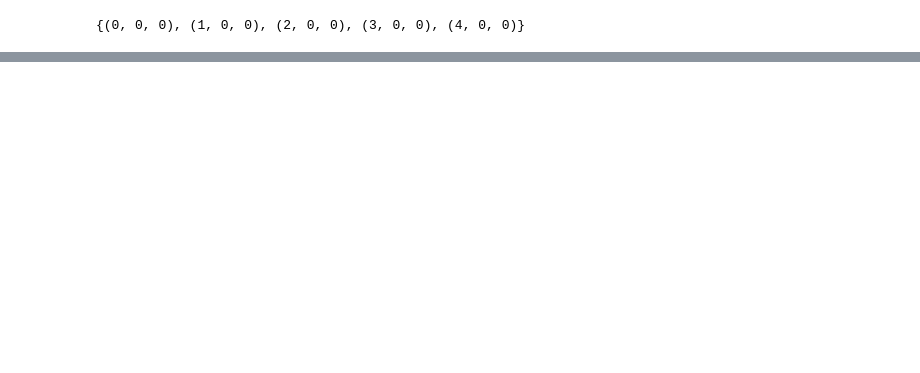
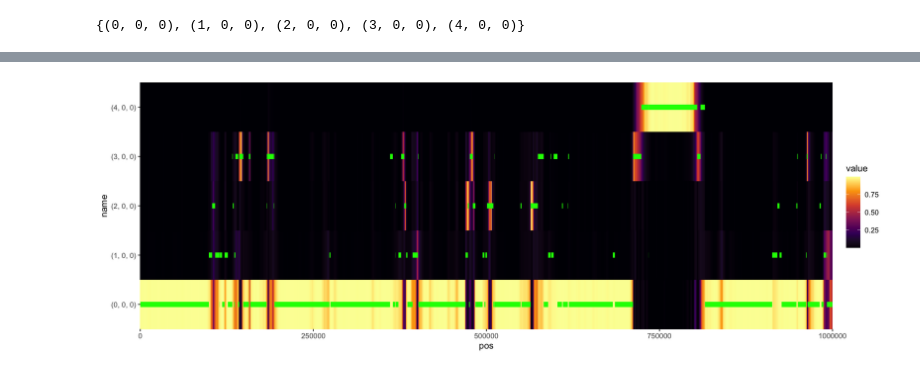
Before and after one commit to rivasiker/phasetype, a Jupyter notebook: scripts/20_trails_introgression/03_simulations.ipynb, the cells around one changed output, grey strips where cells are left out. Drawn from its saved outputs; the diff is of its cells as text; code cells hidden in the pictures; blank space fills up the shorter version.

```diff
--- a/scripts/20_trails_introgression/03_simulations.ipynb
+++ b/scripts/20_trails_introgression/03_simulations.ipynb
@@ -181,0 +282,25 @@ array([0.6638655 , 0.10020124, 0.10020124, 0.10020124, 0.03553079])
+# %%
+%%R -i postprobs_df
+
+postprobs_tab <-
+    tibble(postprobs_df) %>%
+    mutate(
+        pos = 0:(n()-1)
+    )  %>%
+    pivot_longer(-pos)
+# %%
+%%R
+
+true_tab <- tibble(df) %>%
+    mutate(
+        groupid = data.table::rleid(state)
+    ) %>%
+    group_by(groupid, state) %>%
+    summarize(
+        start = min(start),
+        end = max(end)
+    )
+
+true_tab %>%
+    filter(state == '(4, 0, 0)') %>%
+    mutate(length = end-start)
@@ -181,0 +316,13 @@ array([0.6638655 , 0.10020124, 0.10020124, 0.10020124, 0.03553079])
+# %%
+%%R -w 2000 -h 700 -r 150
+
+postprobs_tab %>%
+    ggplot() +
+    geom_tile(aes(pos, name, fill = value, color = value)) +
+    geom_segment(aes(x = start, xend = end, y = state, yend = state), color = 'green', size = 3, data = true_tab) +
+    scale_x_continuous(limits = c(0, 1000000), expand = c(0, 0)) +
+    scale_y_discrete(expand = c(0, 0)) +
+    scale_color_viridis_c(option = 'inferno') +
+    scale_fill_viridis_c(option = 'inferno')
+# %% [output]
+[figure, added]
```
Also changed, not shown: parts of 17 cells of this notebook, 4 other files.
